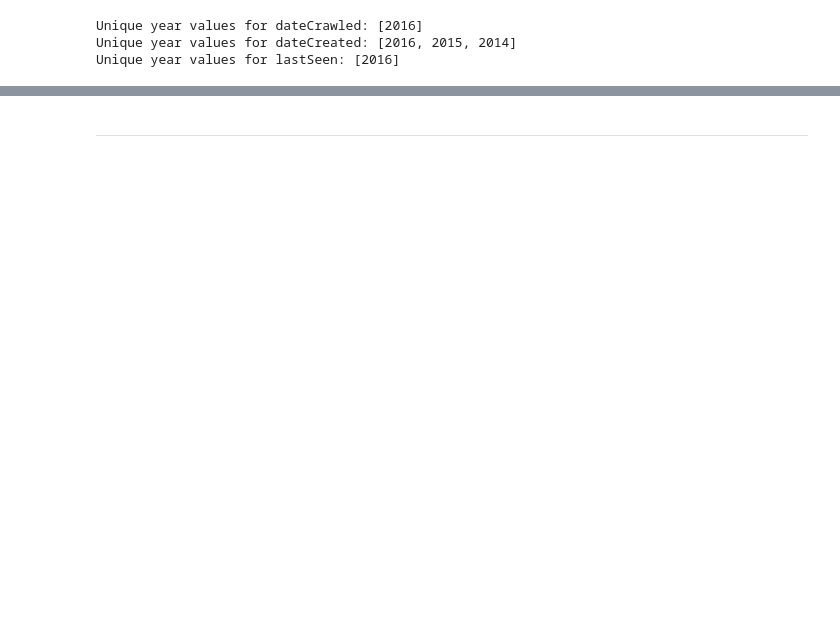
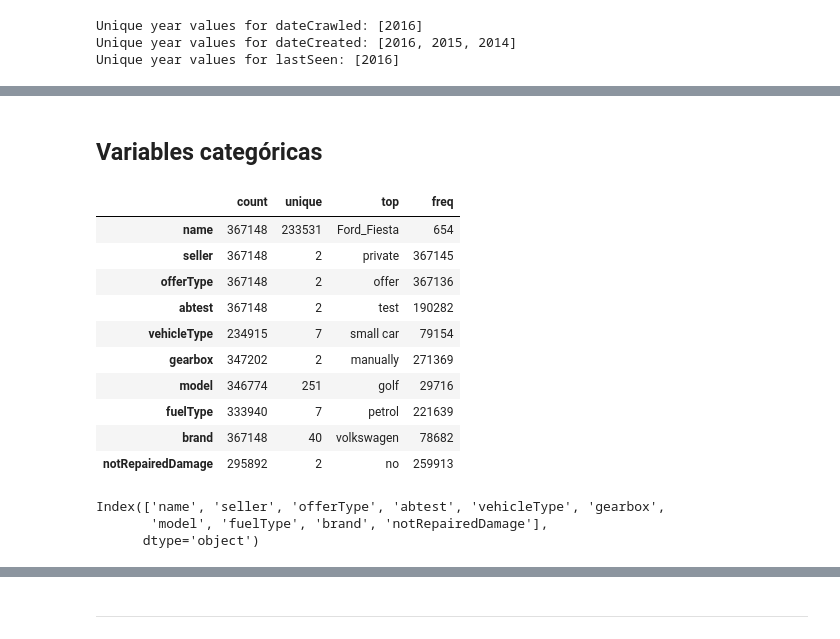
Before and after one commit to SupernovaIa/Project-ML-CarPricePrediction, a Jupyter notebook: notebook/01-EDA_preliminar.ipynb, the cells around one changed output, grey strips where cells are left out. Drawn from its saved outputs; the diff is of its cells as text; code cells hidden in the pictures; blank space fills up the shorter version.

```diff
--- a/notebook/01-EDA.ipynb
+++ b/notebook/01-EDA_preliminar.ipynb
@@ -132,0 +266,24 @@ df.duplicated().sum()
+# %% [markdown]
+## Variables categóricas
+# %%
+df.describe(include=['object', 'category']).T.round(2)
+# %% [output]
+|  | count | unique | top | freq |
+| name | 367148 | 233531 | Ford_Fiesta | 654 |
+| seller | 367148 | 2 | private | 367145 |
+| offerType | 367148 | 2 | offer | 367136 |
+| abtest | 367148 | 2 | test | 190282 |
+| vehicleType | 234915 | 7 | small car | 79154 |
+| gearbox | 347202 | 2 | manually | 271369 |
+| model | 346774 | 251 | golf | 29716 |
+| fuelType | 333940 | 7 | petrol | 221639 |
+| brand | 367148 | 40 | volkswagen | 78682 |
+| notRepairedDamage | 295892 | 2 | no | 259913 |
+# %%
+columnas_categoricas = df.select_dtypes(include=['category', 'object']).columns
+
+columnas_categoricas
+# %% [output]
+Index(['name', 'seller', 'offerType', 'abtest', 'vehicleType', 'gearbox',
+       'model', 'fuelType', 'brand', 'notRepairedDamage'],
+      dtype='object')
```
Also changed, not shown: parts of 61 cells of this notebook, 2 other files.
